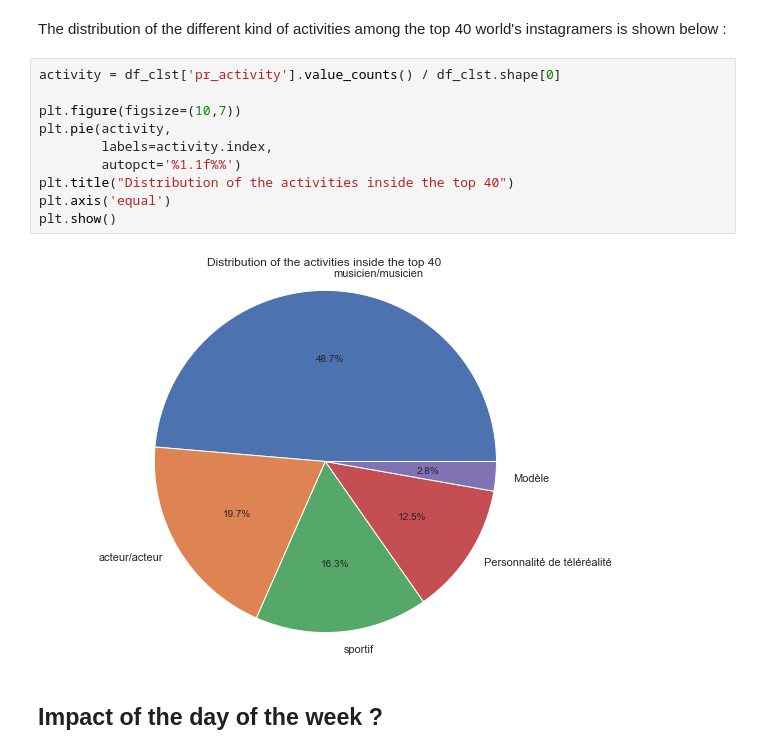
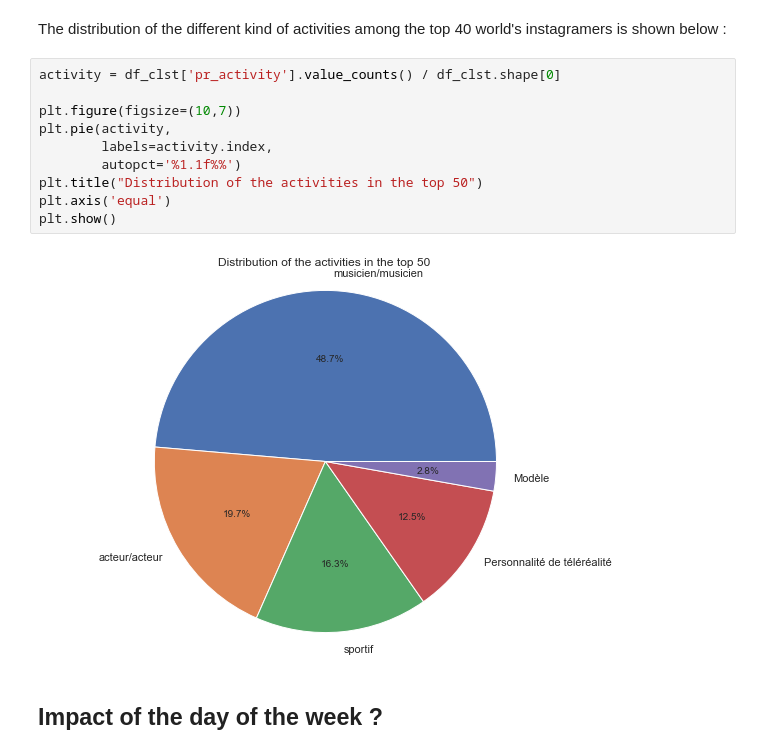
Before and after one commit to BadrAlpha07/Data-Camp-Project, a Jupyter notebook: engagement_rate_starting_kit.ipynb, the cells around one changed output. Cells and saved outputs as stored; diff of their text form.

```diff
--- a/engagement_rate_starting_kit.ipynb
+++ b/engagement_rate_starting_kit.ipynb
@@ -273,15 +273,15 @@ The distribution of the different kind of activities among the top 40 world's in
 # %%
 activity = df_clst['pr_activity'].value_counts() / df_clst.shape[0]
 
 plt.figure(figsize=(10,7))
 plt.pie(activity,
         labels=activity.index,
         autopct='%1.1f%%')
-plt.title("Distribution of the activities inside the top 40")
+plt.title("Distribution of the activities in the top 50")
 plt.axis('equal')
 plt.show()
 # %% [output]
-[figure, old version]
+[figure, new version]
 # %% [markdown]
 ## Impact of the day of the week ?
 # %% [markdown]
```
Also changed, not shown: parts of 3 cells of this notebook.
